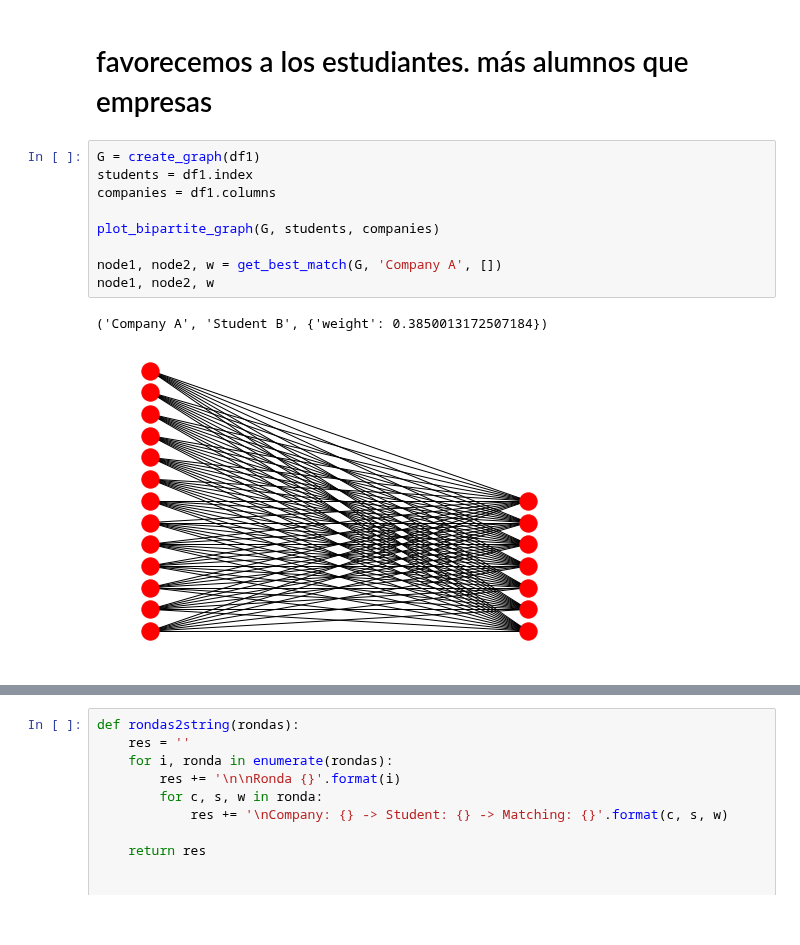
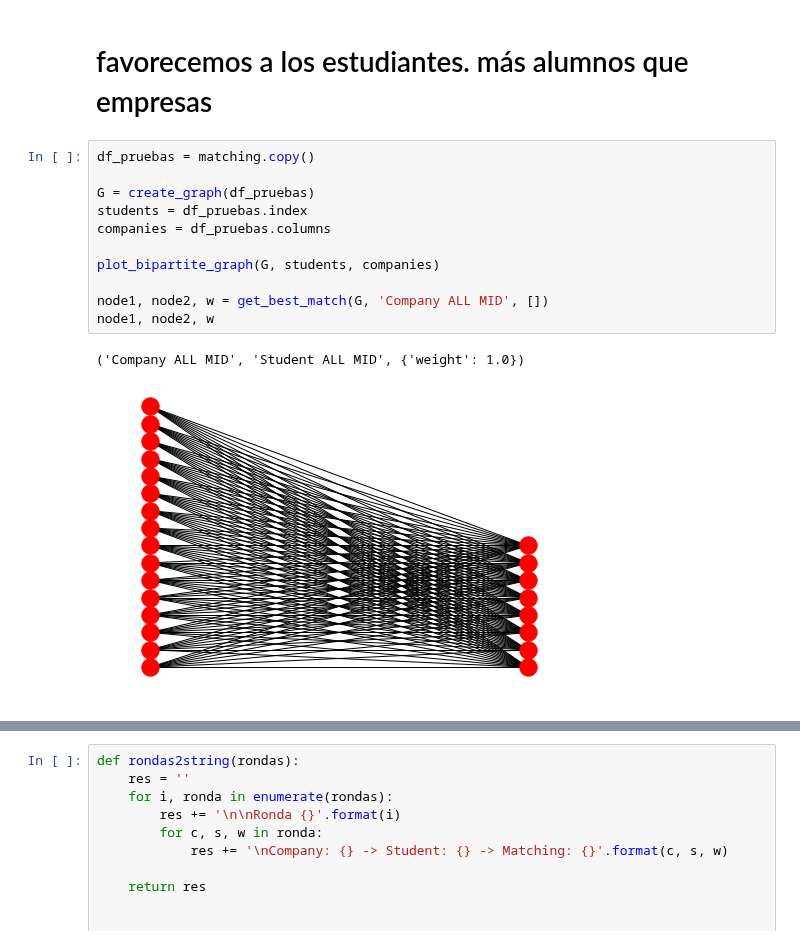
Before and after one commit to albertogcmr/hiring-week-IH-tinder-matching, a Jupyter notebook: matching.ipynb, the cells around one changed output, grey strips where cells are left out. Saved outputs shown, nothing was run; the diff lists cells and outputs as text.

```diff
--- a/matching.ipynb
+++ b/matching.ipynb
@@ -637,17 +737,19 @@ rondas
 # %% [markdown]
 # favorecemos a los estudiantes. más alumnos que empresas
 # %%
-G = create_graph(df1)
-students = df1.index
-companies = df1.columns
+df_pruebas = matching.copy()
+
+G = create_graph(df_pruebas)
+students = df_pruebas.index
+companies = df_pruebas.columns
 
 plot_bipartite_graph(G, students, companies)
 
-node1, node2, w = get_best_match(G, 'Company A', [])
+node1, node2, w = get_best_match(G, 'Company ALL MID', [])
 node1, node2, w
 # %% [output]
-('Company A', 'Student B', {'weight': 0.3850013172507184})
+('Company ALL MID', 'Student ALL MID', {'weight': 1.0})
-[figure, old version]
+[figure, new version]
 # %%
 MAX_RONDAS = 10
 
```
Also changed, not shown: parts of 21 cells of this notebook, 5 other files.
